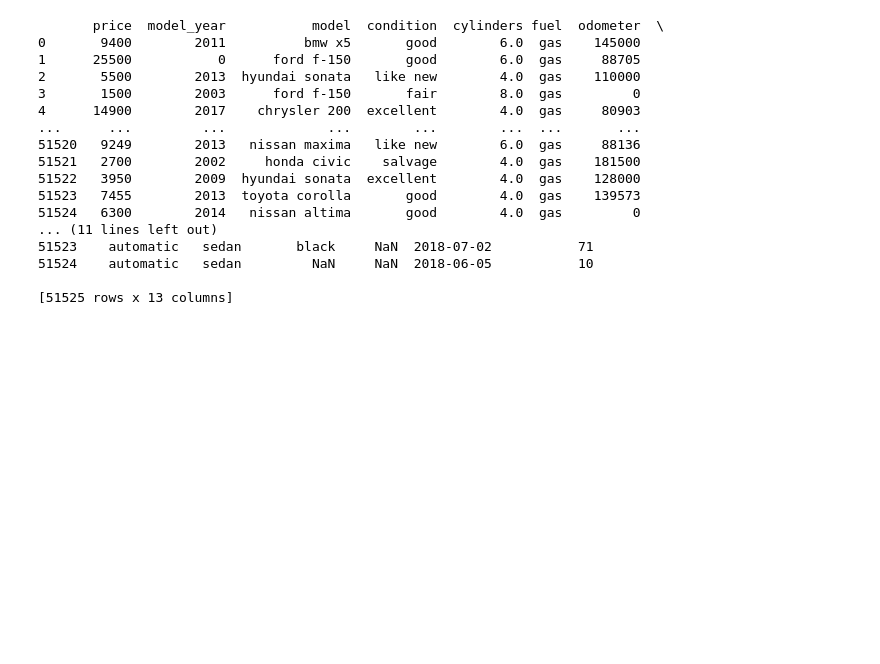
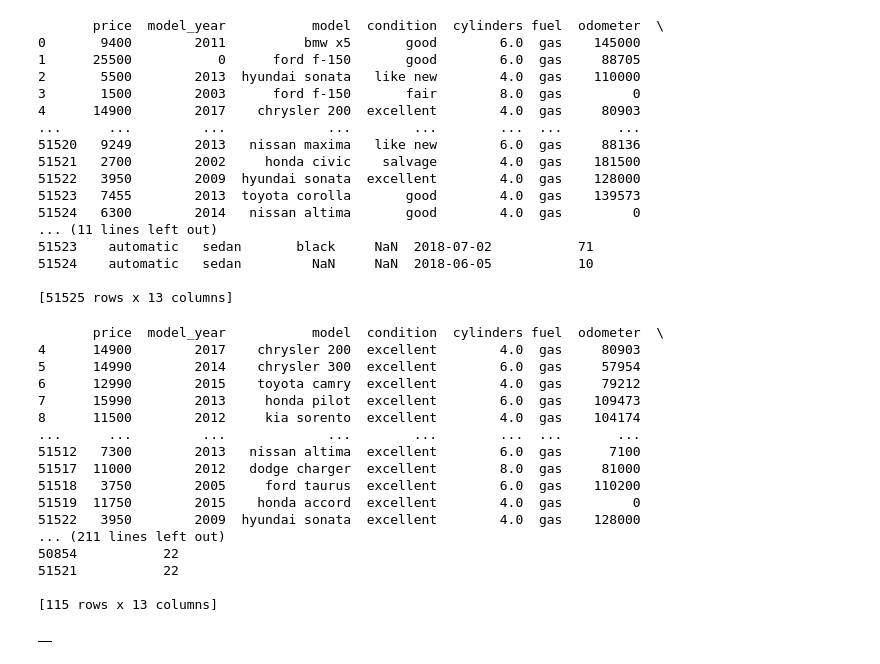
Before and after one commit to CesarChaparro1974/Software_Development_App, a Jupyter notebook: notebooks/EDA.ipynb, the cells around one changed output. Saved outputs shown, nothing was run; the diff lists cells and outputs as text; code cells hidden in the pictures; blank space fills up the shorter version.

```diff
--- a/notebooks/EDA.ipynb
+++ b/notebooks/EDA.ipynb
@@ -646,3 +646,24 @@ print(df)
 51524    automatic   sedan         NaN     NaN  2018-06-05           10
 
 [51525 rows x 13 columns]
+# %%
+df.groupby('condition').apply(print)
+# %% [output]
+       price  model_year           model  condition  cylinders fuel  odometer  \
+4      14900        2017    chrysler 200  excellent        4.0  gas     80903
+5      14990        2014    chrysler 300  excellent        6.0  gas     57954
+6      12990        2015    toyota camry  excellent        4.0  gas     79212
+7      15990        2013     honda pilot  excellent        6.0  gas    109473
+8      11500        2012     kia sorento  excellent        4.0  gas    104174
+...      ...         ...             ...        ...        ...  ...       ...
+51512   7300        2013   nissan altima  excellent        6.0  gas      7100
+51517  11000        2012   dodge charger  excellent        8.0  gas     81000
+51518   3750        2005     ford taurus  excellent        6.0  gas    110200
+51519  11750        2015    honda accord  excellent        4.0  gas         0
+51522   3950        2009  hyundai sonata  excellent        4.0  gas    128000
+... (211 lines left out)
+50854           22
+51521           22
+
+[115 rows x 13 columns]
+|  |
```
Also changed, not shown: parts of 8 cells of this notebook.
